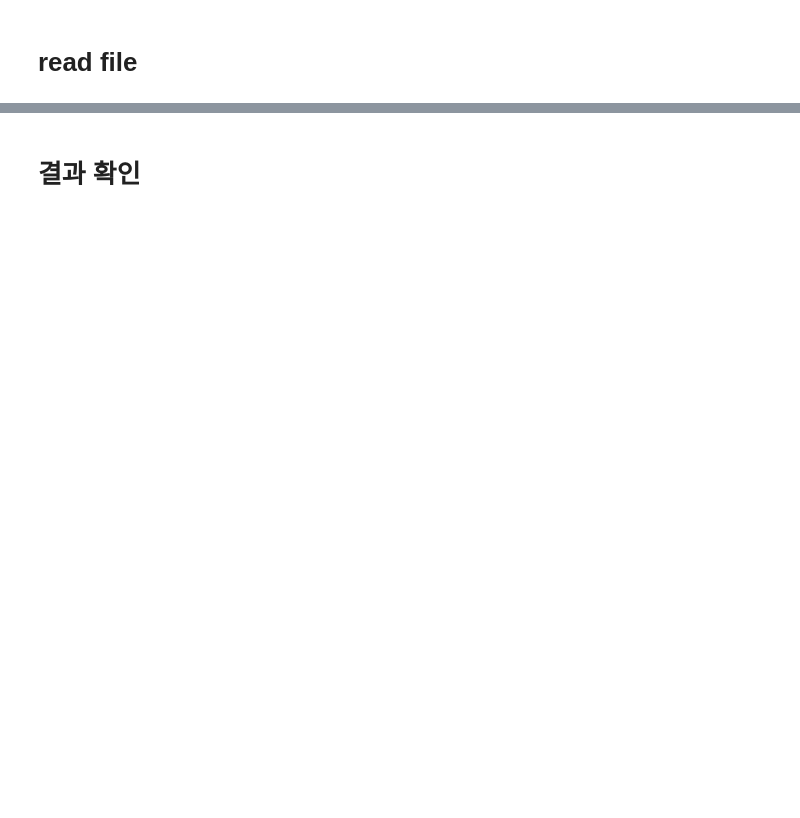
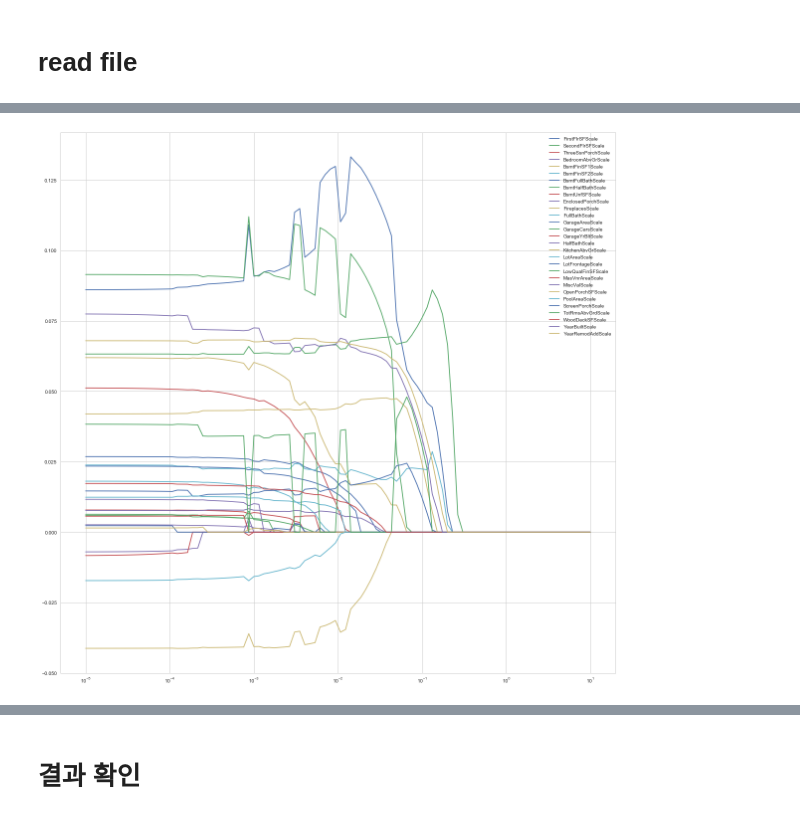
Before and after one commit to wjy5446/house-price-project, a Jupyter notebook: YoonJaeyoung/3-featureSelection_dummy.ipynb, the cells around one changed output, grey strips where cells are left out. Saved outputs shown, nothing was run; the diff lists cells and outputs as text; code cells hidden in the pictures; blank space fills up the shorter version.

```diff
--- a/YoonJaeyoung/3-featureSelection_dummy.ipynb
+++ b/YoonJaeyoung/3-featureSelection_dummy.ipynb
@@ -259,0 +325,5 @@ print(len(categoric_list), len(numeric_list), len(list(df_train.columns)))
+# %%
+formula = makeFormula_scale("SalePriceLog", None, non_scale_list, False)
+model = sm.OLS.from_formula(formula, df_scale_numeric)
+# %%
+alpha_list = np.logspace(-5, 1, 100)
@@ -259,0 +393,10 @@ print(len(categoric_list), len(numeric_list), len(list(df_train.columns)))
+# %%
+df_lasso = pd.DataFrame(data, columns = non_scale_list, index = alpha_list)
+# %%
+flg = plt.figure(figsize = (20, 20))
+plt.semilogx(df_lasso)
+plt.legend(non_scale_list)
+
+plt.show()
+# %% [output]
+[figure, added]
```
Also changed, not shown: parts of 56 cells of this notebook, 7 other files.
